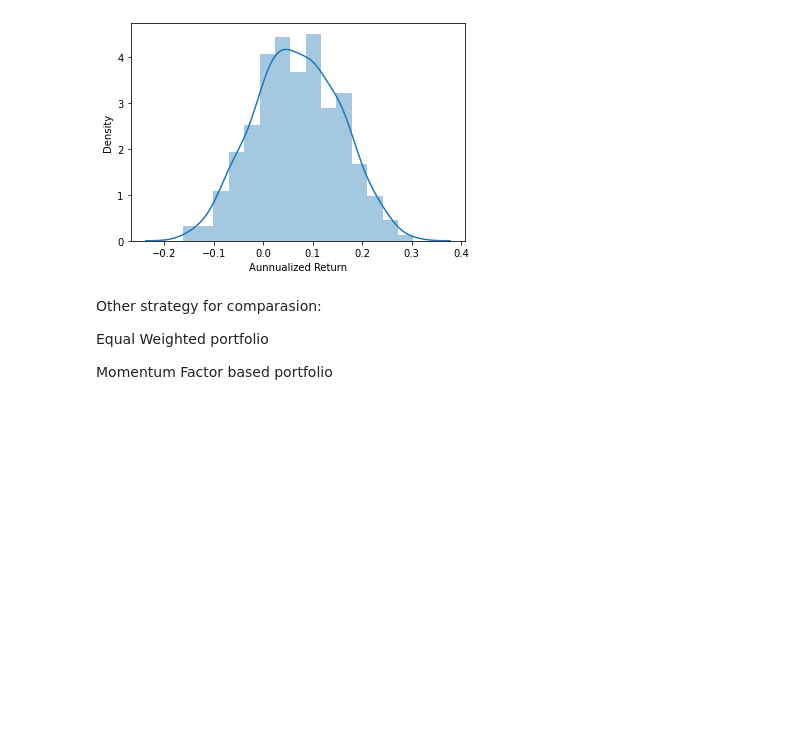
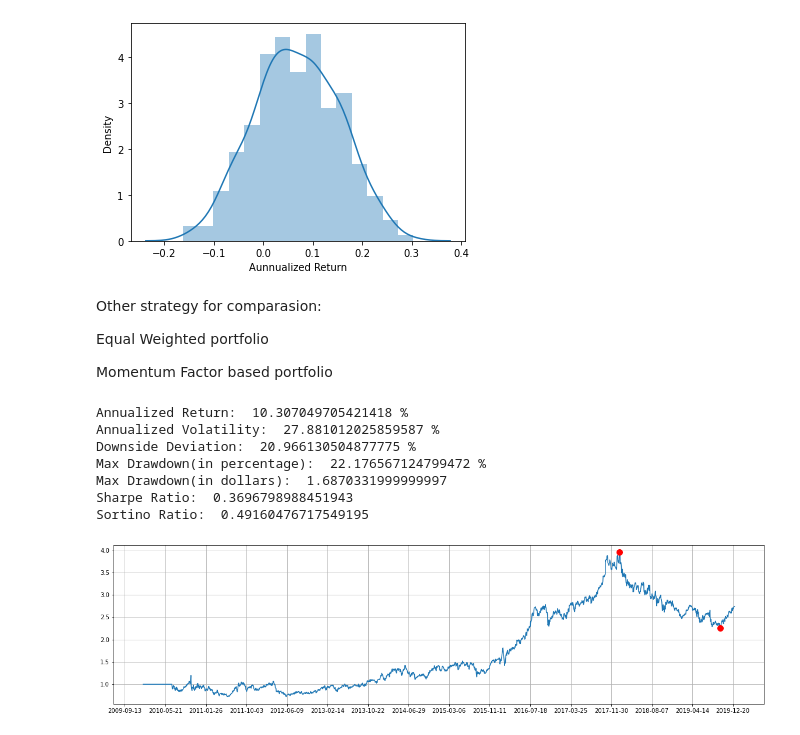
Before and after one commit to LegendreXu/ReinforcementLearning, a Jupyter notebook: MAB/results.ipynb, the cells around one changed output. Cells and saved outputs as stored; diff of their text form; code cells hidden in the pictures; blank space fills up the shorter version.

```diff
--- a/MAB/results.ipynb
+++ b/MAB/results.ipynb
@@ -183,0 +186,11 @@ Momentum Factor based portfolio
+# %%
+mom(data_EU) ##Momentum strategy ON EU dataset
+# %% [output]
+Annualized Return:  10.307049705421418 %
+Annualized Volatility:  27.881012025859587 %
+Downside Deviation:  20.966130504877775 %
+Max Drawdown(in percentage):  22.176567124799472 %
+Max Drawdown(in dollars):  1.6870331999999997
+Sharpe Ratio:  0.3696798988451943
+Sortino Ratio:  0.49160476717549195
+[figure, added]
```
Also changed, not shown: parts of 4 cells of this notebook.
